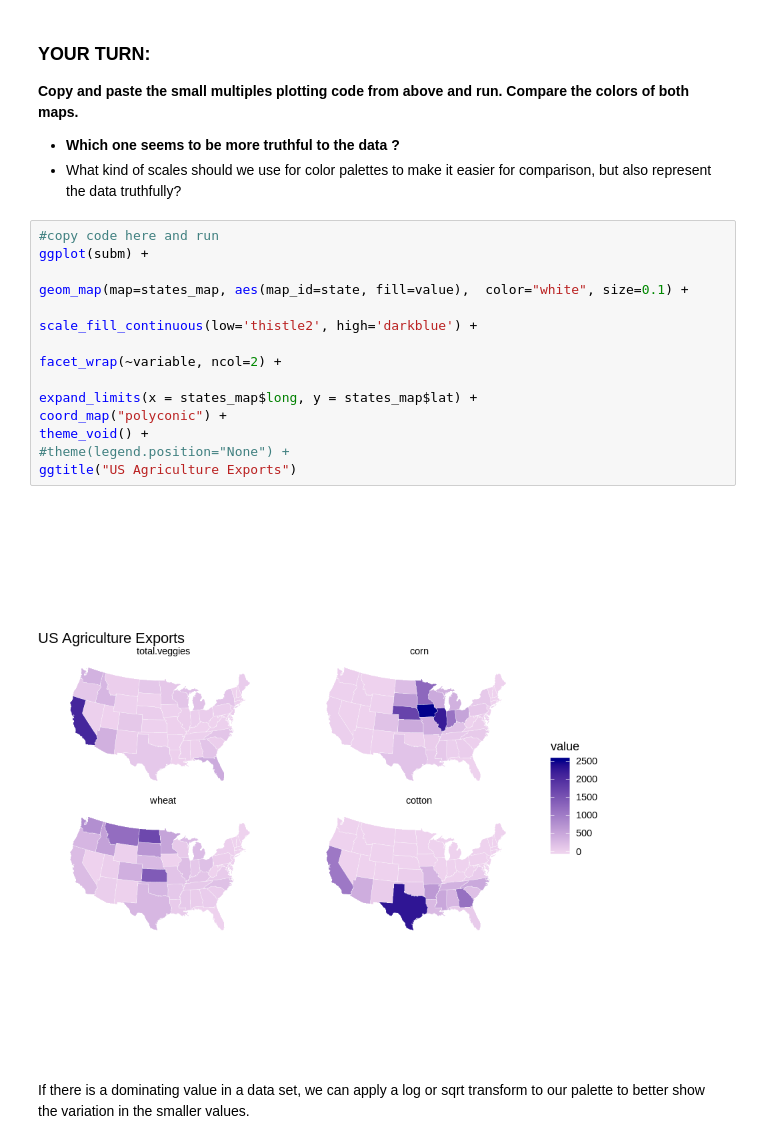
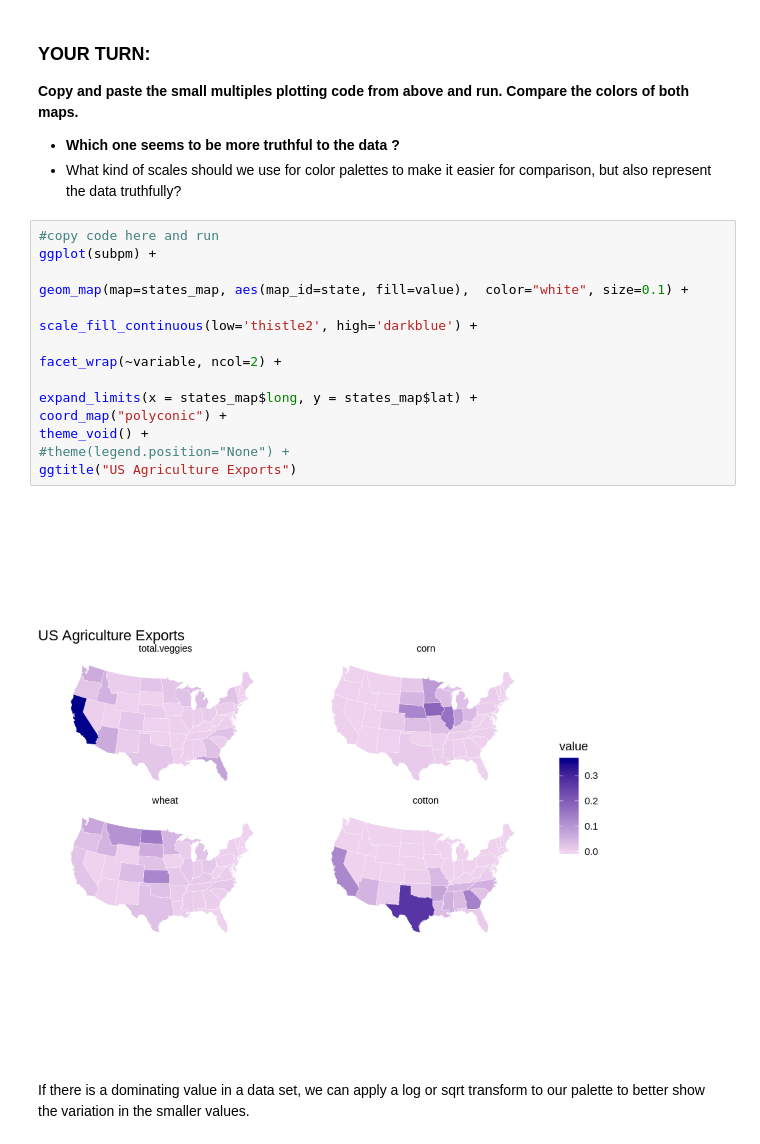
Before and after one commit to SteeltownRiot/DSA, a Jupyter notebook: DSA-7040 Big Data Visualization/Module 6 - Spatial Visualization/L6_Choropleth_Practice.ipynb, the cells around one changed output. Cells and saved outputs as stored; diff of their text form.

```diff
--- a/DSA-7040 Big Data Visualization/Module 6 - Spatial Visualization/L6_Choropleth_Practice.ipynb
+++ b/DSA-7040 Big Data Visualization/Module 6 - Spatial Visualization/L6_Choropleth_Practice.ipynb
@@ -301,21 +304,21 @@ subpm <- reshape2::melt(subp, id = 1)
  - What kind of scales should we use for color palettes to make it easier for comparison, but also represent the data truthfully?
 # %%
 #copy code here and run
-ggplot(subm) +
+ggplot(subpm) +
 
 geom_map(map=states_map, aes(map_id=state, fill=value),  color="white", size=0.1) +
 
 scale_fill_continuous(low='thistle2', high='darkblue') +
 
 facet_wrap(~variable, ncol=2) +
 
 expand_limits(x = states_map$long, y = states_map$lat) +
 coord_map("polyconic") +
 theme_void() +
 #theme(legend.position="None") +
 ggtitle("US Agriculture Exports")
 # %% [output]
-[figure, old version]
+[figure, new version]
 # %% [markdown]
 
 If there is a dominating value in a data set, we can apply a log or sqrt transform to our palette to better show the variation in the smaller values.
```
Also changed, not shown: parts of 1 cell of this notebook, 1 other file.
